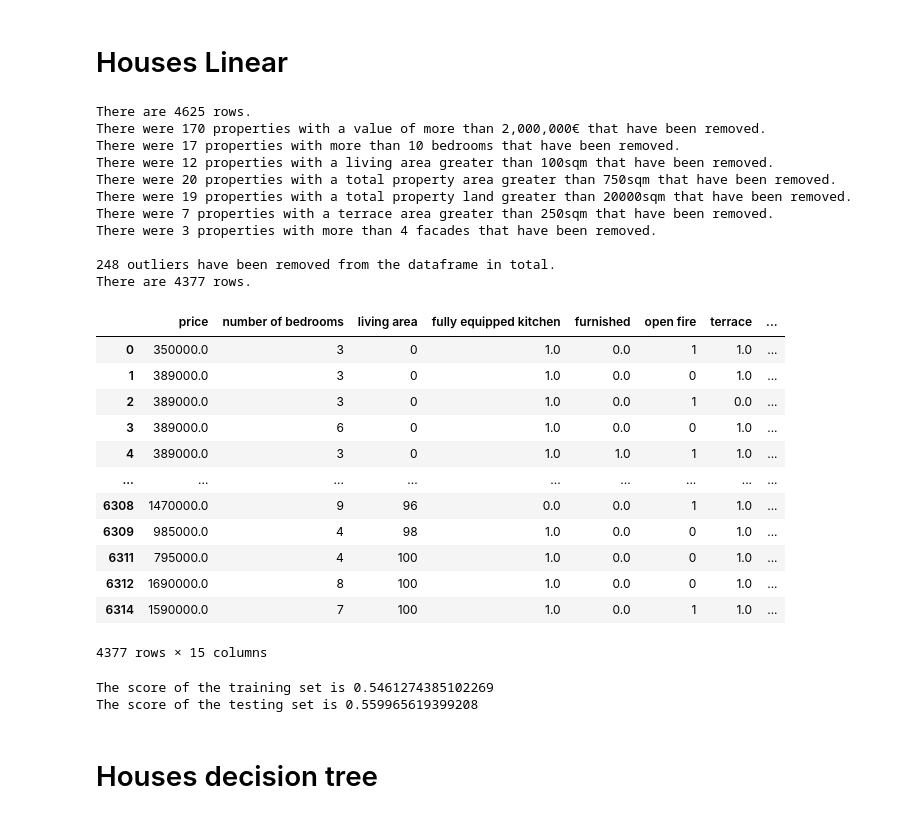
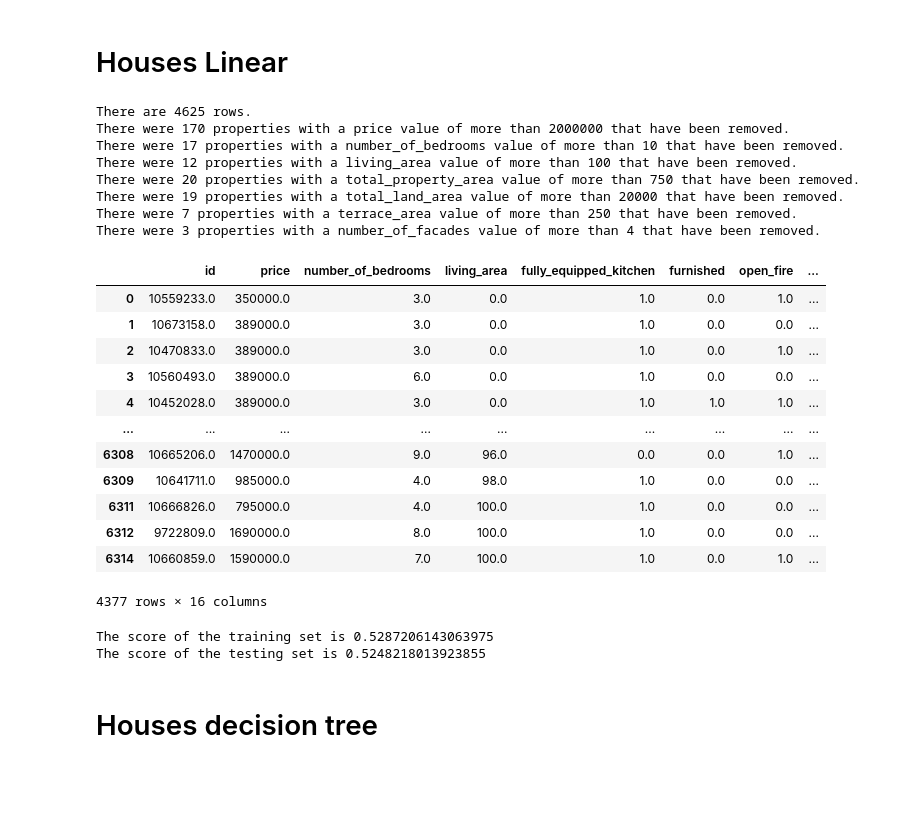
Before and after one commit to ghollingdale/PropertyAnalysisBE, a Jupyter notebook: model-building/3_data_modeling_houses_nonlinear.ipynb, the cells around one changed output. Drawn from its saved outputs; the diff is of its cells as text; code cells hidden in the pictures; blank space fills up the shorter version.

```diff
--- a/model-building/3_Data_modeling_houses.ipynb
+++ b/model-building/3_data_modeling_houses_nonlinear.ipynb
@@ -10,48 +10,43 @@ import sklearn
 import sys
 sys.path.insert(0, '../')
 import src.cleanup as cleanup
-import src.cleanupoutliers as cleanoutliers
-properties = pd.read_csv('..\data\cleaned_output_2.csv', skip_blank_lines=True)
+properties = pd.read_csv('..\data\cleaned_output_modeling.csv', skip_blank_lines=True)
 # %% [output]
 The autoreload extension is already loaded. To reload it, use:
   %reload_ext autoreload
 # %%
 # Define houses df
-houses = properties[properties['type of property'] == 'HOUSE']
+houses = properties[properties['type_of_property'] == 'HOUSE']
 # %% [markdown]
 # Houses Linear
 # %%
 # Remove non-numerical data from houses
-houses = cleanup.drop_column(houses, ['type of property', 'subtype of property', 'province', 'locality', 'postalCode'])
+houses = cleanup.drop_column(houses, ['type_of_property', 'subtype_of_property', 'province', 'locality', 'postalCode'])
 print("There are", houses.shape[0], "rows.")
-houses = cleanoutliers.clean_outliers(houses)
-print("There are", houses.shape[0], "rows.")
-display(houses)
+
+cleanup.clean_outliers(houses)
 # %% [output]
 There are 4625 rows.
-There were 170 properties with a value of more than 2,000,000€ that have been removed.
-There were 17 properties with more than 10 bedrooms that have been removed.
-There were 12 properties with a living area greater than 100sqm that have been removed.
-There were 20 properties with a total property area greater than 750sqm that have been removed.
-There were 19 properties with a total property land greater than 20000sqm that have been removed.
-There were 7 properties with a terrace area greater than 250sqm that have been removed.
-There were 3 properties with more than 4 facades that have been removed.
-
-248 outliers have been removed from the dataframe in total.
-There are 4377 rows.
+There were 170 properties with a price value of more than 2000000 that have been removed.
+There were 17 properties with a number_of_bedrooms value of more than 10 that have been removed.
+There were 12 properties with a living_area value of more than 100 that have been removed.
+There were 20 properties with a total_property_area value of more than 750 that have been removed.
+There were 19 properties with a total_land_area value of more than 20000 that have been removed.
+There were 7 properties with a terrace_area value of more than 250 that have been removed.
+There were 3 properties with a number_of_facades value of more than 4 that have been removed.
-|  | price | number of bedrooms | living area | fully equipped kitchen | furnished | open fire | terrace | ... |
-| 0 | 350000.0 | 3 | 0 | 1.0 | 0.0 | 1 | 1.0 | ... |
-| 1 | 389000.0 | 3 | 0 | 1.0 | 0.0 | 0 | 1.0 | ... |
-| 2 | 389000.0 | 3 | 0 | 1.0 | 0.0 | 1 | 0.0 | ... |
-| 3 | 389000.0 | 6 | 0 | 1.0 | 0.0 | 0 | 1.0 | ... |
-| 4 | 389000.0 | 3 | 0 | 1.0 | 1.0 | 1 | 1.0 | ... |
+|  | id | price | number_of_bedrooms | living_area | fully_equipped_kitchen | furnished | open_fire | ... |
+| 0 | 10559233.0 | 350000.0 | 3.0 | 0.0 | 1.0 | 0.0 | 1.0 | ... |
+| 1 | 10673158.0 | 389000.0 | 3.0 | 0.0 | 1.0 | 0.0 | 0.0 | ... |
+| 2 | 10470833.0 | 389000.0 | 3.0 | 0.0 | 1.0 | 0.0 | 1.0 | ... |
+| 3 | 10560493.0 | 389000.0 | 6.0 | 0.0 | 1.0 | 0.0 | 0.0 | ... |
+| 4 | 10452028.0 | 389000.0 | 3.0 | 0.0 | 1.0 | 1.0 | 1.0 | ... |
 | ... | ... | ... | ... | ... | ... | ... | ... | ... |
-| 6308 | 1470000.0 | 9 | 96 | 0.0 | 0.0 | 1 | 1.0 | ... |
-| 6309 | 985000.0 | 4 | 98 | 1.0 | 0.0 | 0 | 1.0 | ... |
-| 6311 | 795000.0 | 4 | 100 | 1.0 | 0.0 | 0 | 1.0 | ... |
-| 6312 | 1690000.0 | 8 | 100 | 1.0 | 0.0 | 0 | 1.0 | ... |
-| 6314 | 1590000.0 | 7 | 100 | 1.0 | 0.0 | 1 | 1.0 | ... |
+| 6308 | 10665206.0 | 1470000.0 | 9.0 | 96.0 | 0.0 | 0.0 | 1.0 | ... |
+| 6309 | 10641711.0 | 985000.0 | 4.0 | 98.0 | 1.0 | 0.0 | 0.0 | ... |
+| 6311 | 10666826.0 | 795000.0 | 4.0 | 100.0 | 1.0 | 0.0 | 0.0 | ... |
+| 6312 | 9722809.0 | 1690000.0 | 8.0 | 100.0 | 1.0 | 0.0 | 0.0 | ... |
+| 6314 | 10660859.0 | 1590000.0 | 7.0 | 100.0 | 1.0 | 0.0 | 1.0 | ... |
-4377 rows × 15 columns
+4377 rows × 16 columns
 # %%
 # Convert houses to a numpy dataframe
 X = cleanup.drop_column(houses, ['price']).to_numpy()
@@ -71,8 +66,8 @@ regressor.fit(X_train, y_train)
 print("The score of the training set is", regressor.score(X_train, y_train))
 print("The score of the testing set is", regressor.score(X_test, y_test))
 # %% [output]
-The score of the training set is 0.5461274385102269
-The score of the testing set is 0.559965619399208
+The score of the training set is 0.5287206143063975
+The score of the testing set is 0.5248218013923855
 # %% [markdown]
 # Houses decision tree
 # %%
```
Also changed, not shown: parts of 2 cells of this notebook, 12 other files.
